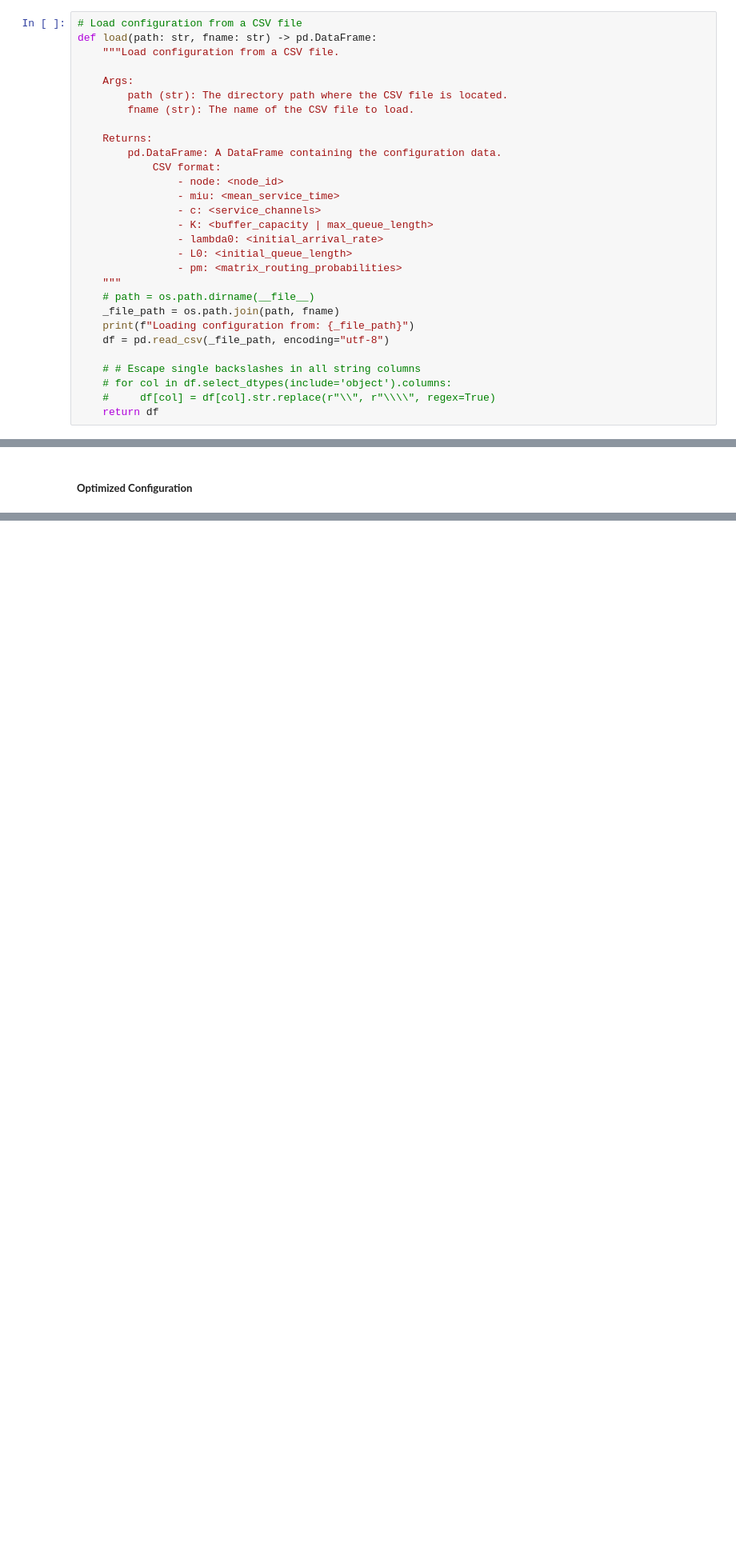
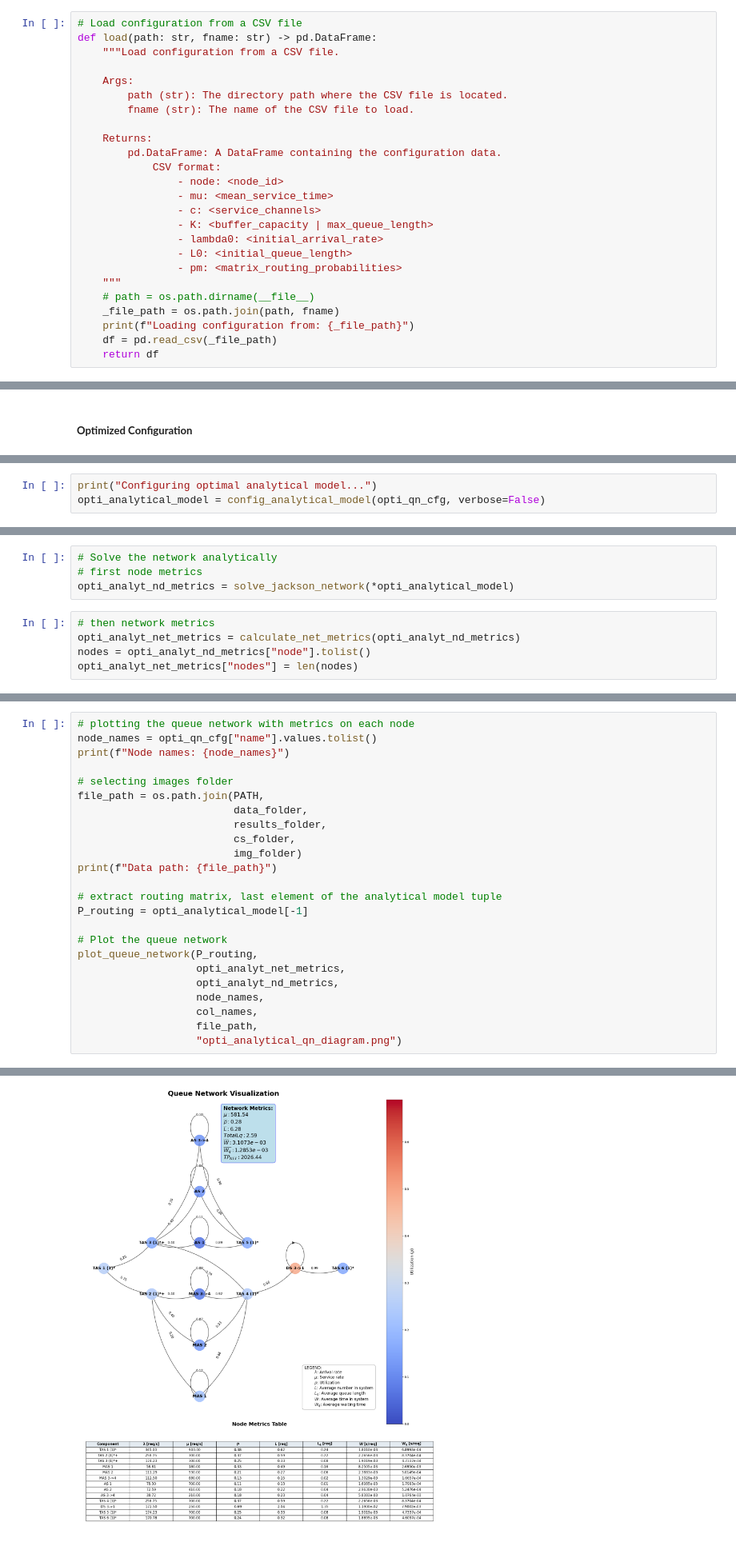
Before and after one commit to DASA-Design/PyDASA-CS1-TAS, a Jupyter notebook: CS-01C - TAS - Dimensional Modelling.ipynb, the cells around one changed output, grey strips where cells are left out. Shown at 80% size. Drawn from its saved outputs; the diff is of its cells as text; blank space fills up the shorter version.

```diff
--- a/CS-01C - TAS - Dimensional Modelling.ipynb
+++ b/CS-01C - TAS - Dimensional Modelling.ipynb
@@ -143,7 +113,7 @@ def load(path: str, fname: str) -> pd.DataFrame:
         pd.DataFrame: A DataFrame containing the configuration data.
             CSV format:
                 - node: <node_id>
-                - miu: <mean_service_time>
+                - mu: <mean_service_time>
                 - c: <service_channels>
                 - K: <buffer_capacity | max_queue_length>
                 - lambda0: <initial_arrival_rate>
@@ -153,11 +123,7 @@ def load(path: str, fname: str) -> pd.DataFrame:
     # path = os.path.dirname(__file__)
     _file_path = os.path.join(path, fname)
     print(f"Loading configuration from: {_file_path}")
-    df = pd.read_csv(_file_path, encoding="utf-8")
-
-    # # Escape single backslashes in all string columns
-    # for col in df.select_dtypes(include='object').columns:
-    #     df[col] = df[col].str.replace(r"\\", r"\\\\", regex=True)
+    df = pd.read_csv(_file_path)
     return df
 # %%
 # save dataframes in CSV files
@@ -2808,0 +396,3 @@ gc.collect()
+# %%
+print("Configuring optimal analytical model...")
+opti_analytical_model = config_analytical_model(opti_qn_cfg, verbose=False)
@@ -2808,0 +401,9 @@ gc.collect()
+# %%
+# Solve the network analytically
+# first node metrics
+opti_analyt_nd_metrics = solve_jackson_network(*opti_analytical_model)
+# %%
+# then network metrics
+opti_analyt_net_metrics = calculate_net_metrics(opti_analyt_nd_metrics)
+nodes = opti_analyt_nd_metrics["node"].tolist()
+opti_analyt_net_metrics["nodes"] = len(nodes)
@@ -2808,0 +470,25 @@ gc.collect()
+# %%
+# plotting the queue network with metrics on each node
+node_names = opti_qn_cfg["name"].values.tolist()
+print(f"Node names: {node_names}")
+
+# selecting images folder
+file_path = os.path.join(PATH,
+                         data_folder,
+                         results_folder,
+                         cs_folder,
+                         img_folder)
+print(f"Data path: {file_path}")
+
+# extract routing matrix, last element of the analytical model tuple
+P_routing = opti_analytical_model[-1]
+
+# Plot the queue network
+plot_queue_network(P_routing,
+                   opti_analyt_net_metrics,
+                   opti_analyt_nd_metrics,
+                   node_names,
+                   col_names,
+                   file_path,
+                   "opti_analytical_qn_diagram.png")
+# %% [output]
@@ -2808,0 +499 @@ gc.collect()
+[figure, added]
```
Also changed, not shown: parts of 154 cells of this notebook, 10 other files.
